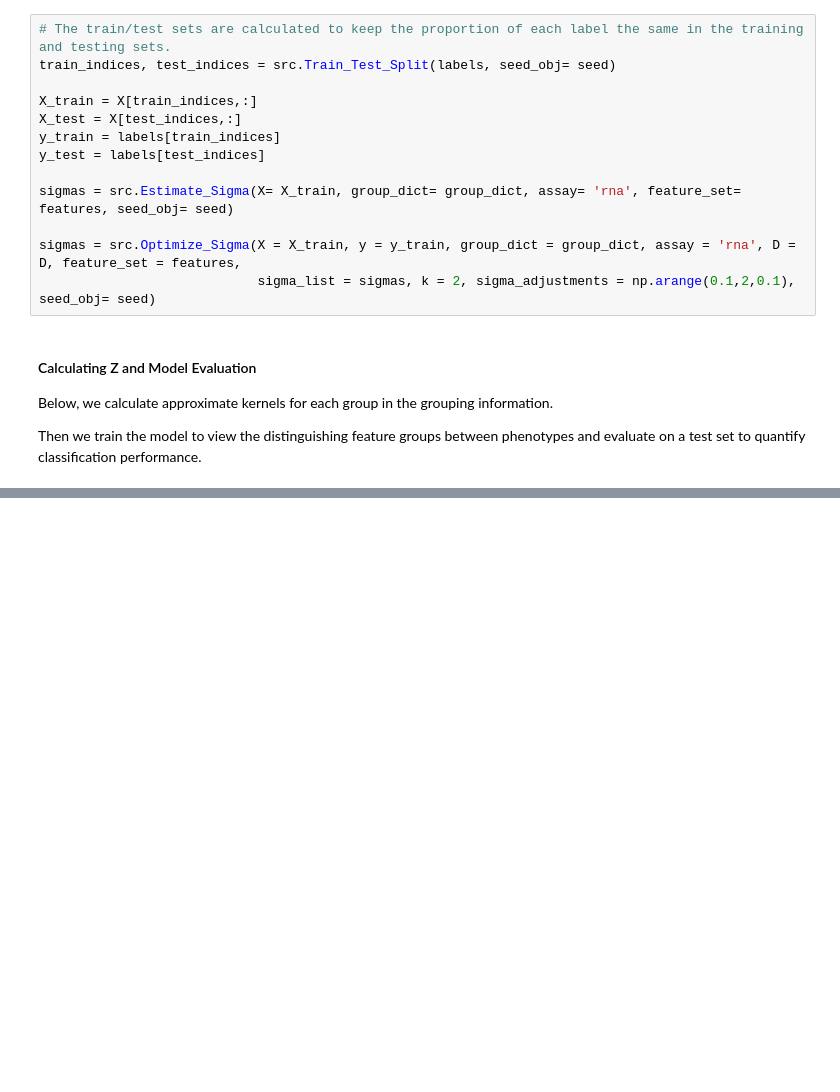
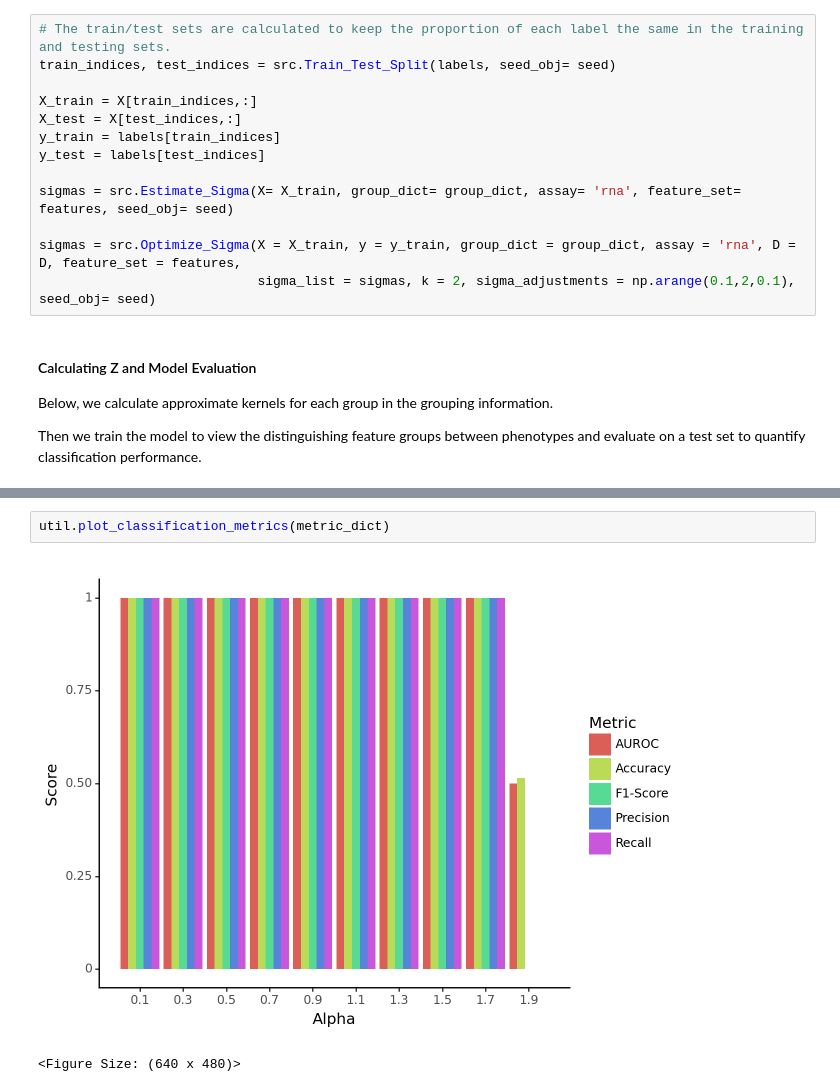
Before and after one commit to ohsu-cedar-comp-hub/scMKL, a Jupyter notebook: example/scMKL_example.ipynb, the cells around one changed output, grey strips where cells are left out. Drawn from its saved outputs; the diff is of its cells as text; blank space fills up the shorter version.

```diff
--- a/example/scMKL_example.ipynb
+++ b/example/scMKL_example.ipynb
@@ -70,0 +87,5 @@ print(selected_groups)
+# %%
+util.plot_classification_metrics(metric_dict)
+# %% [output]
+[figure, added]
+<Figure Size: (640 x 480)>
```
Also changed, not shown: parts of 5 cells of this notebook, 5 other files.
